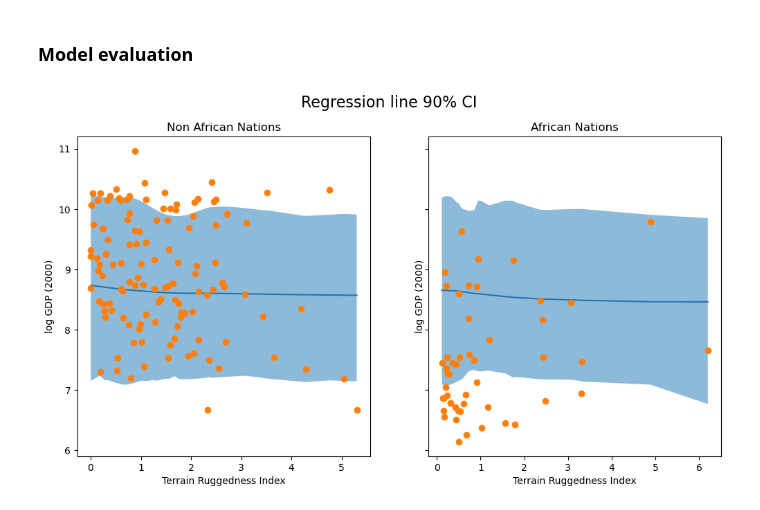
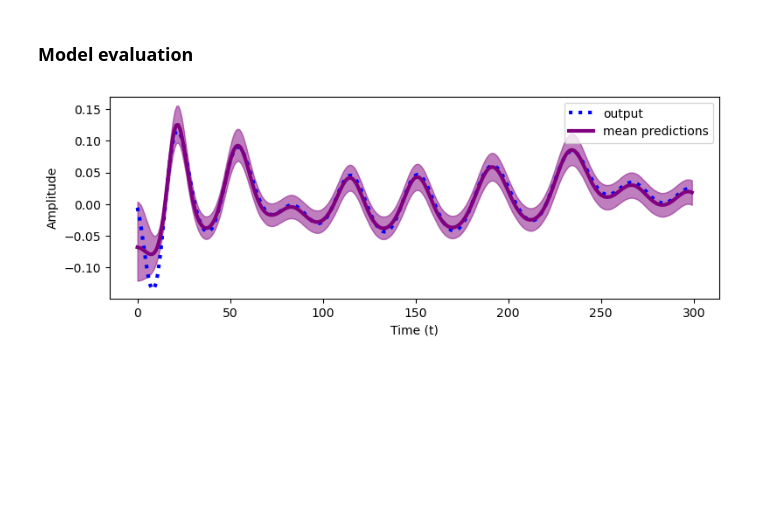
Before and after one commit to wmkouw/vbnn-filter, a Jupyter notebook: [Pyro] Bayesian Neural Networks.ipynb, the cells around one changed output. Drawn from its saved outputs; the diff is of its cells as text; code cells hidden in the pictures; blank space fills up the shorter version.

Commit message:
Changed data to FIR nonlinear response

```diff
--- a/[Pyro] Bayesian Neural Networks.ipynb
+++ b/[Pyro] Bayesian Neural Networks.ipynb
@@ -176,11 +156,9 @@ ax[1].set(xlabel="Terrain Ruggedness Index",
 # %%
 # Define network architecture
 neural_network = nn.Sequential(
-     nn.Linear(3, 256),
+     nn.Linear(2, 32),
      nn.Sigmoid(),
-     nn.Linear(256, 32),
-     nn.Sigmoid(),
-     nn.Linear(32, 1),
+     nn.Linear(32, 1)
  )
 
 module.to_pyro_module_(neural_network)
@@ -236,53 +214,19 @@ for j in range(num_iterations):
 ### Model evaluation
 # %%
 # Make predictions
-predictive = Predictive(model, guide=guide, num_samples=100, return_sites=("obs", "_RETURN"))
+predictive = Predictive(model, guide=guide, num_samples=800, return_sites=("linear.weight", "obs", "_RETURN"))
 samples = predictive(x_data)
 pred_summary = summary(samples)
 mu = pred_summary["_RETURN"]
-y = pred_summary["obs"]
-predictions = pd.DataFrame({
-    "cont_africa": x_data[:, 0],
-    "rugged": x_data[:, 1],
-    "mu_mean": mu["mean"],
-    "mu_perc_5": mu["5%"],
-    "mu_perc_95": mu["95%"],
-    "y_mean": y["mean"],
-    "y_perc_5": y["5%"],
-    "y_perc_95": y["95%"],
-    "true_gdp": y_data,
-})
 # %%
-fig, ax = plt.subplots(nrows=1, ncols=2, figsize=(12, 6), sharey=True)
-african_nations = predictions[predictions["cont_africa"] == 1]
-non_african_nations = predictions[predictions["cont_africa"] == 0]
-african_nations = african_nations.sort_values(by=["rugged"])
-non_african_nations = non_african_nations.sort_values(by=["rugged"])
-fig.suptitle("Regression line 90% CI", fontsize=16)
-ax[0].plot(non_african_nations["rugged"],
-           non_african_nations["mu_mean"])
-ax[0].fill_between(non_african_nations["rugged"],
-                   non_african_nations["mu_perc_5"],
-                   non_african_nations["mu_perc_95"],
-                   alpha=0.5)
-ax[0].plot(non_african_nations["rugged"],
-           non_african_nations["true_gdp"],
-           "o")
-ax[0].set(xlabel="Terrain Ruggedness Index",
-          ylabel="log GDP (2000)",
-          title="Non African Nations")
-idx = np.argsort(african_nations["rugged"])
-ax[1].plot(african_nations["rugged"],
-           african_nations["mu_mean"])
-ax[1].fill_between(african_nations["rugged"],
-                   african_nations["mu_perc_5"],
-                   african_nations["mu_perc_95"],
-                   alpha=0.5)
-ax[1].plot(african_nations["rugged"],
-           african_nations["true_gdp"],
-           "o")
-ax[1].set(xlabel="Terrain Ruggedness Index",
-          ylabel="log GDP (2000)",
-          title="African Nations");
+# Plot generated input signal
+fig = plt.figure(figsize=(9,3))
+ax = fig.add_subplot(111)
+ax.plot(t, y_data, c="blue", lw=3, ls=":", label="output");
+ax.plot(t, mu["mean"], c="purple", lw=3, label="mean predictions")
+ax.fill_between(t, mu["5%"], mu["95%"], color="purple", alpha=0.5)
+ax.set_xlabel("Time (t)");
+ax.set_ylabel("Amplitude");
+ax.legend();
 # %% [output]
-[figure, old version]
+[figure, new version]
```
Also changed, not shown: parts of 17 cells of this notebook, 3 other files.
